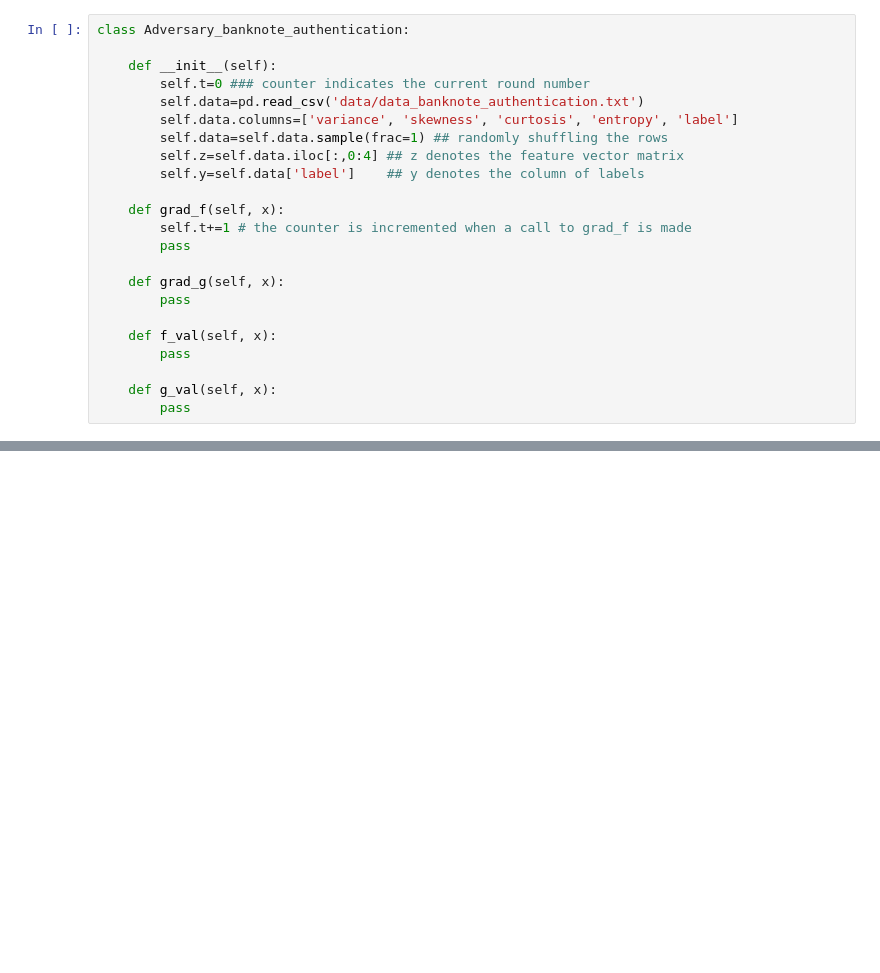
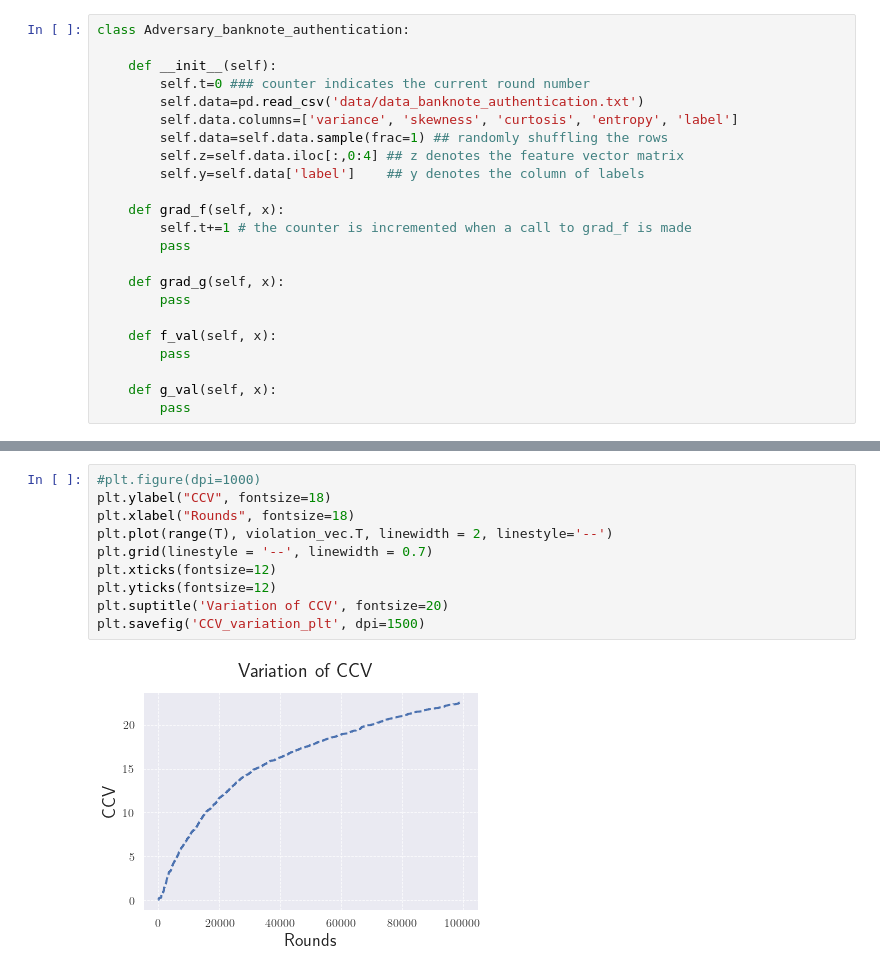
Before and after one commit to abhishek-sinha-tifr/COCO, a Jupyter notebook: COCO-sim.ipynb, the cells around one changed output, grey strips where cells are left out. Saved outputs shown, nothing was run; the diff lists cells and outputs as text; blank space fills up the shorter version.

```diff
--- a/COCO-sim.ipynb
+++ b/COCO-sim.ipynb
@@ -155,0 +193,12 @@ pylab.plot(range(T), violation_vec.T)
+# %%
+#plt.figure(dpi=1000)
+plt.ylabel("CCV", fontsize=18)
+plt.xlabel("Rounds", fontsize=18)
+plt.plot(range(T), violation_vec.T, linewidth = 2, linestyle='--')
+plt.grid(linestyle = '--', linewidth = 0.7)
+plt.xticks(fontsize=12)
+plt.yticks(fontsize=12)
+plt.suptitle('Variation of CCV', fontsize=20)
+plt.savefig('CCV_variation_plt', dpi=1500)
+# %% [output]
+[figure, added]
```
Also changed, not shown: parts of 7 cells of this notebook, 2 other files.
